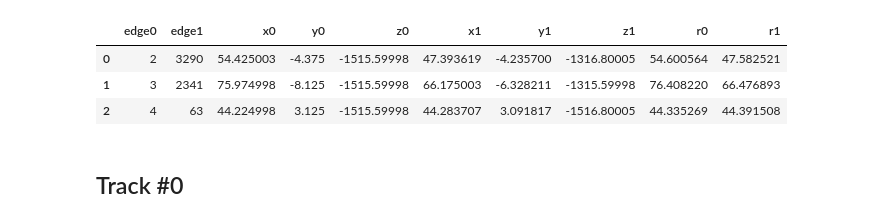
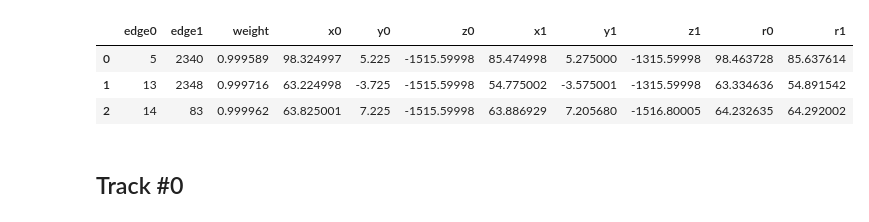
Before and after one commit to benjaminhuth/acts-ckf-gnn-combination, a Jupyter notebook: notebooks/check_eta_slice.ipynb, the cells around one changed output. Cells and saved outputs as stored; diff of their text form; code cells hidden in the pictures.

```diff
--- a/notebooks/check_eta_slice.ipynb
+++ b/notebooks/check_eta_slice.ipynb
@@ -83,20 +85,20 @@ len(prototracks_slice)
 # %%
-graph = pd.read_csv("../tmp/no_threshold/gnn_plus_ckf/event000000000-exatrkx-graph.csv")
-spacepoints = pd.read_csv("../tmp/no_threshold/digi/event000000000-spacepoint.csv")
+graph = pd.read_csv("../tmp/no_threshold_2/gnn_plus_ckf/event000000000-exatrkx-graph.csv")
+spacepoints = pd.read_csv("../tmp/no_threshold_2/digi/event000000000-spacepoint.csv")
 
 for edge, poscols in [("edge0", ["x0","y0","z0"]), ("edge1", ["x1","y1","z1"])]:
     for c in poscols:
         graph[c] = graph[edge].map(dict(zip(spacepoints.measurement_id, spacepoints[c[:1]])))
 
 graph["r0"] = np.hypot(graph.x0, graph.y0)
 graph["r1"] = np.hypot(graph.x1, graph.y1)
 
 graph.head(3)
 # %% [output]
-|  | edge0 | edge1 | x0 | y0 | z0 | x1 | y1 | z1 | r0 | r1 |
-| 0 | 2 | 3290 | 54.425003 | -4.375 | -1515.59998 | 47.393619 | -4.235700 | -1316.80005 | 54.600564 | 47.582521 |
-| 1 | 3 | 2341 | 75.974998 | -8.125 | -1515.59998 | 66.175003 | -6.328211 | -1315.59998 | 76.408220 | 66.476893 |
-| 2 | 4 | 63 | 44.224998 | 3.125 | -1515.59998 | 44.283707 | 3.091817 | -1516.80005 | 44.335269 | 44.391508 |
+|  | edge0 | edge1 | weight | x0 | y0 | z0 | x1 | y1 | z1 | r0 | r1 |
+| 0 | 5 | 2340 | 0.999589 | 98.324997 | 5.225 | -1515.59998 | 85.474998 | 5.275000 | -1315.59998 | 98.463728 | 85.637614 |
+| 1 | 13 | 2348 | 0.999716 | 63.224998 | -3.725 | -1515.59998 | 54.775002 | -3.575001 | -1315.59998 | 63.334636 | 54.891542 |
+| 2 | 14 | 83 | 0.999962 | 63.825001 | 7.225 | -1515.59998 | 63.886929 | 7.205680 | -1516.80005 | 64.232635 | 64.292002 |
 # %%
 class PrototrackPlotter(DetectorPlotter):
     def __init__(self):
```
Also changed, not shown: parts of 26 cells of this notebook, 2 other files.
